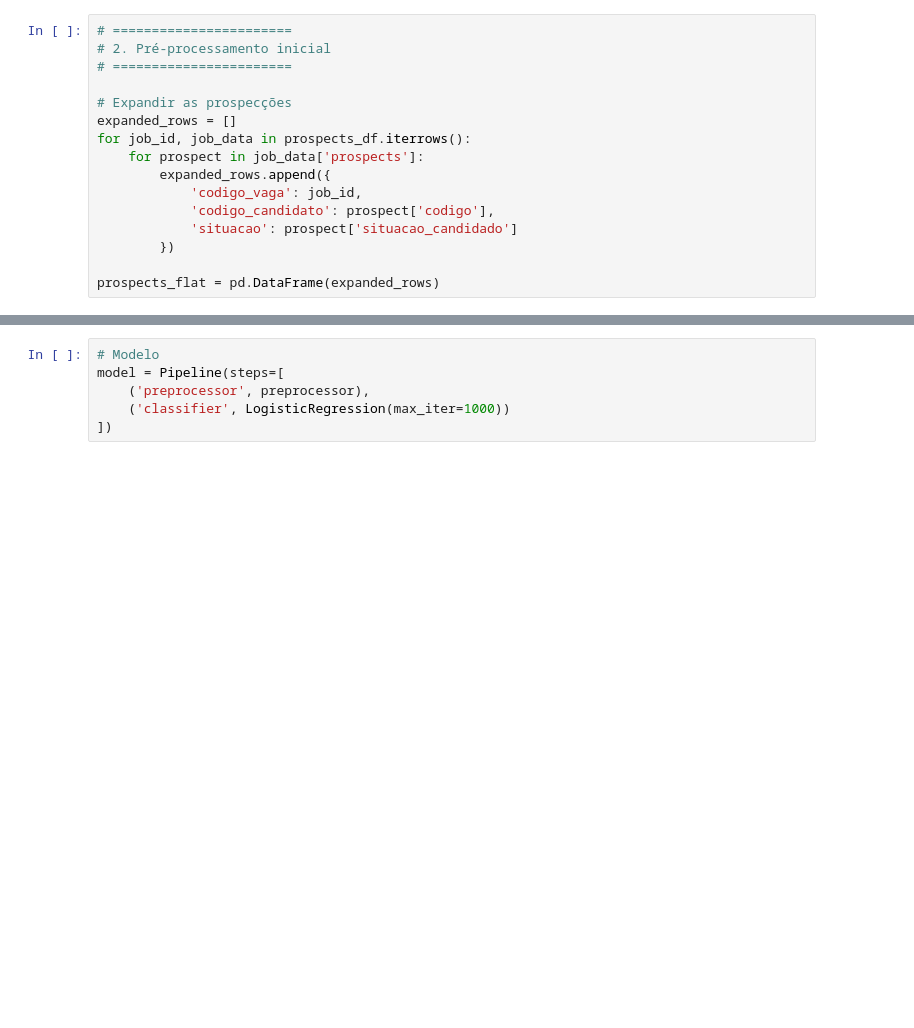
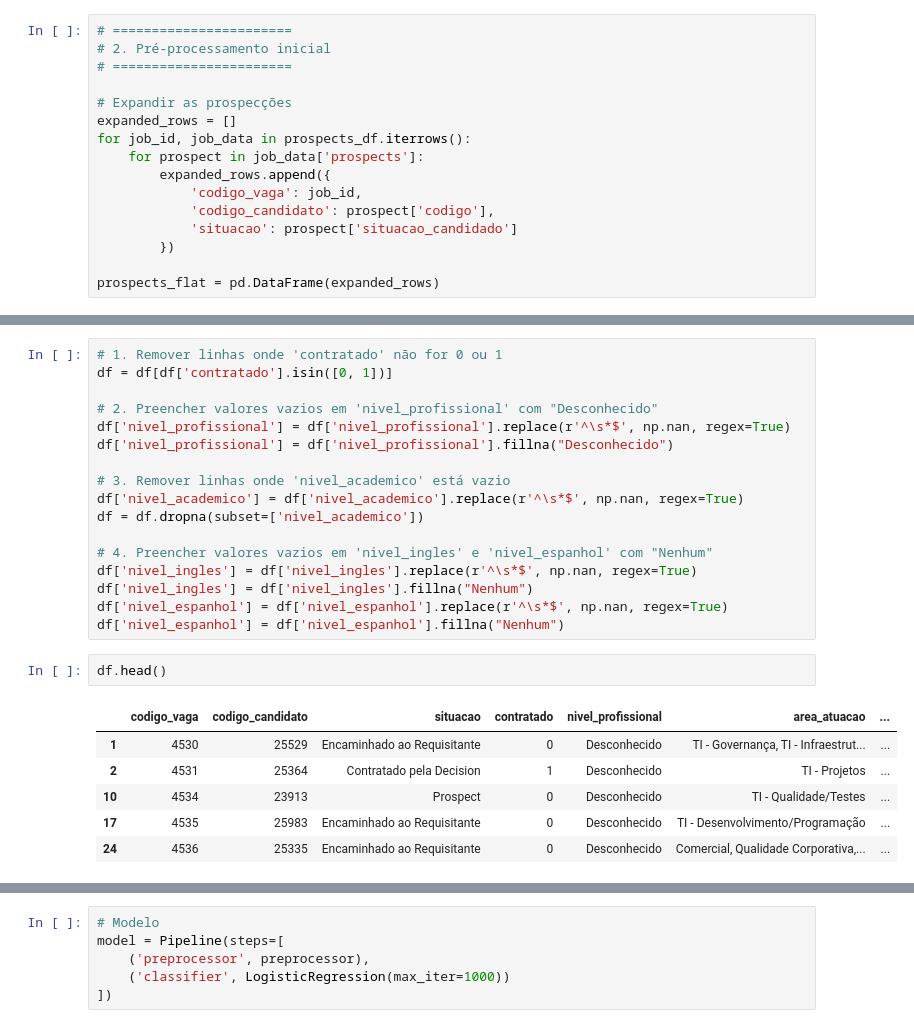
Before and after one commit to biles83/Datathon01, a Jupyter notebook: Datathon.ipynb, the cells around one changed output, grey strips where cells are left out. Cells and saved outputs as stored; diff of their text form; blank space fills up the shorter version.

```diff
--- a/Datathon.ipynb
+++ b/Datathon.ipynb
@@ -60,0 +68,26 @@ df.fillna('Desconhecido', inplace=True)
+# %%
+# 1. Remover linhas onde 'contratado' não for 0 ou 1
+df = df[df['contratado'].isin([0, 1])]
+
+# 2. Preencher valores vazios em 'nivel_profissional' com "Desconhecido"
+df['nivel_profissional'] = df['nivel_profissional'].replace(r'^\s*$', np.nan, regex=True)
+df['nivel_profissional'] = df['nivel_profissional'].fillna("Desconhecido")
+
+# 3. Remover linhas onde 'nivel_academico' está vazio
+df['nivel_academico'] = df['nivel_academico'].replace(r'^\s*$', np.nan, regex=True)
+df = df.dropna(subset=['nivel_academico'])
+
+# 4. Preencher valores vazios em 'nivel_ingles' e 'nivel_espanhol' com "Nenhum"
+df['nivel_ingles'] = df['nivel_ingles'].replace(r'^\s*$', np.nan, regex=True)
+df['nivel_ingles'] = df['nivel_ingles'].fillna("Nenhum")
+df['nivel_espanhol'] = df['nivel_espanhol'].replace(r'^\s*$', np.nan, regex=True)
+df['nivel_espanhol'] = df['nivel_espanhol'].fillna("Nenhum")
+# %%
+df.head()
+# %% [output]
+|  | codigo_vaga | codigo_candidato | situacao | contratado | nivel_profissional | area_atuacao | ... |
+| 1 | 4530 | 25529 | Encaminhado ao Requisitante | 0 | Desconhecido | TI - Governança, TI - Infraestrut... | ... |
+| 2 | 4531 | 25364 | Contratado pela Decision | 1 | Desconhecido | TI - Projetos | ... |
+| 10 | 4534 | 23913 | Prospect | 0 | Desconhecido | TI - Qualidade/Testes | ... |
+| 17 | 4535 | 25983 | Encaminhado ao Requisitante | 0 | Desconhecido | TI - Desenvolvimento/Programação | ... |
+| 24 | 4536 | 25335 | Encaminhado ao Requisitante | 0 | Desconhecido | Comercial, Qualidade Corporativa,... | ... |
```
Also changed, not shown: parts of 13 cells of this notebook, 8 other files.
